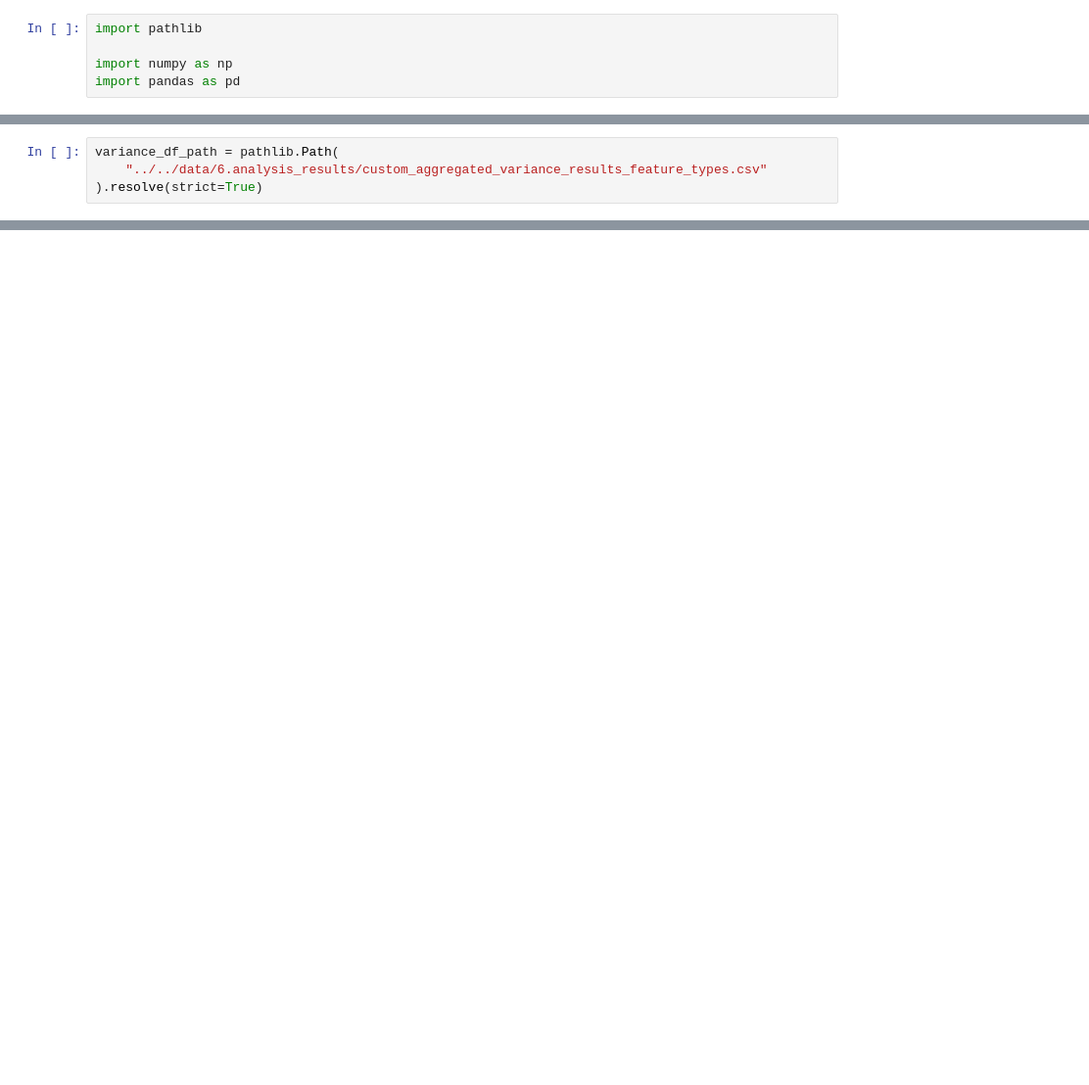
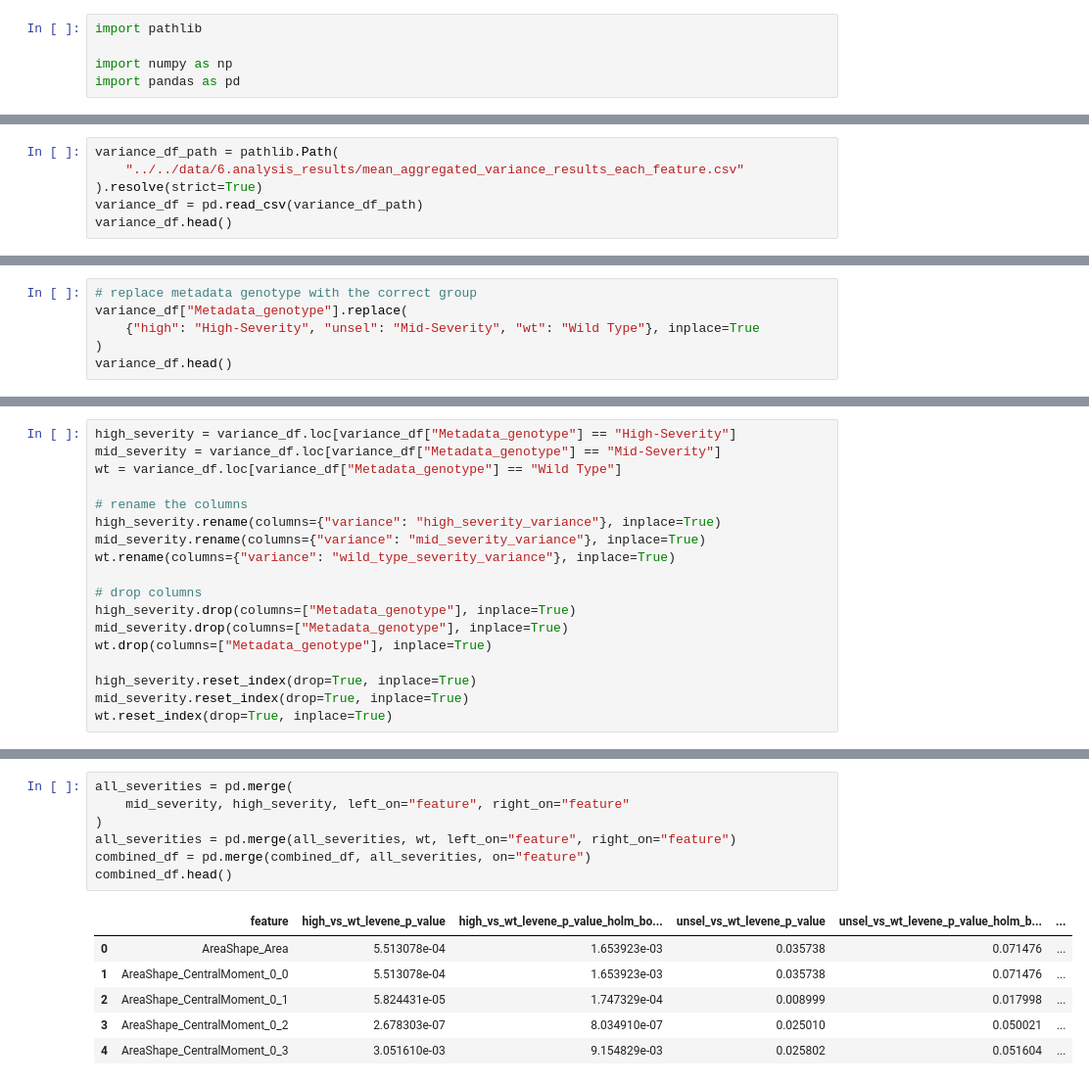
Before and after one commit to MikeLippincott/Nichols_Lab_Collaboration, a Jupyter notebook: 6.analyze_features/notebooks/9a.mean_aggregated_direct_hypothesis_test.ipynb, the cells around one changed output, grey strips where cells are left out. Shown at 98% size. Saved outputs shown, nothing was run; the diff lists cells and outputs as text; blank space fills up the shorter version.

```diff
--- a/6.analyze_features/notebooks/9a.mean_aggregated_direct_hypothesis_test.ipynb
+++ b/6.analyze_features/notebooks/9a.mean_aggregated_direct_hypothesis_test.ipynb
@@ -106,4 +91,6 @@ Name: count, dtype: int64
 # %%
 variance_df_path = pathlib.Path(
-    "../../data/6.analysis_results/custom_aggregated_variance_results_feature_types.csv"
+    "../../data/6.analysis_results/mean_aggregated_variance_results_each_feature.csv"
 ).resolve(strict=True)
+variance_df = pd.read_csv(variance_df_path)
+variance_df.head()
@@ -126,0 +104,6 @@ variance_df
+# %%
+# replace metadata genotype with the correct group
+variance_df["Metadata_genotype"].replace(
+    {"high": "High-Severity", "unsel": "Mid-Severity", "wt": "Wild Type"}, inplace=True
+)
+variance_df.head()
@@ -126,0 +117,18 @@ variance_df
+# %%
+high_severity = variance_df.loc[variance_df["Metadata_genotype"] == "High-Severity"]
+mid_severity = variance_df.loc[variance_df["Metadata_genotype"] == "Mid-Severity"]
+wt = variance_df.loc[variance_df["Metadata_genotype"] == "Wild Type"]
+
+# rename the columns
+high_severity.rename(columns={"variance": "high_severity_variance"}, inplace=True)
+mid_severity.rename(columns={"variance": "mid_severity_variance"}, inplace=True)
+wt.rename(columns={"variance": "wild_type_severity_variance"}, inplace=True)
+
+# drop columns
+high_severity.drop(columns=["Metadata_genotype"], inplace=True)
+mid_severity.drop(columns=["Metadata_genotype"], inplace=True)
+wt.drop(columns=["Metadata_genotype"], inplace=True)
+
+high_severity.reset_index(drop=True, inplace=True)
+mid_severity.reset_index(drop=True, inplace=True)
+wt.reset_index(drop=True, inplace=True)
@@ -126,0 +153,14 @@ variance_df
+# %%
+all_severities = pd.merge(
+    mid_severity, high_severity, left_on="feature", right_on="feature"
+)
+all_severities = pd.merge(all_severities, wt, left_on="feature", right_on="feature")
+combined_df = pd.merge(combined_df, all_severities, on="feature")
+combined_df.head()
+# %% [output]
+|  | feature | high_vs_wt_levene_p_value | high_vs_wt_levene_p_value_holm_bo... | unsel_vs_wt_levene_p_value | unsel_vs_wt_levene_p_value_holm_b... | ... |
+| 0 | AreaShape_Area | 5.513078e-04 | 1.653923e-03 | 0.035738 | 0.071476 | ... |
+| 1 | AreaShape_CentralMoment_0_0 | 5.513078e-04 | 1.653923e-03 | 0.035738 | 0.071476 | ... |
+| 2 | AreaShape_CentralMoment_0_1 | 5.824431e-05 | 1.747329e-04 | 0.008999 | 0.017998 | ... |
+| 3 | AreaShape_CentralMoment_0_2 | 2.678303e-07 | 8.034910e-07 | 0.025010 | 0.050021 | ... |
+| 4 | AreaShape_CentralMoment_0_3 | 3.051610e-03 | 9.154829e-03 | 0.025802 | 0.051604 | ... |
```
Also changed, not shown: parts of 13 cells of this notebook, 3 other files.
